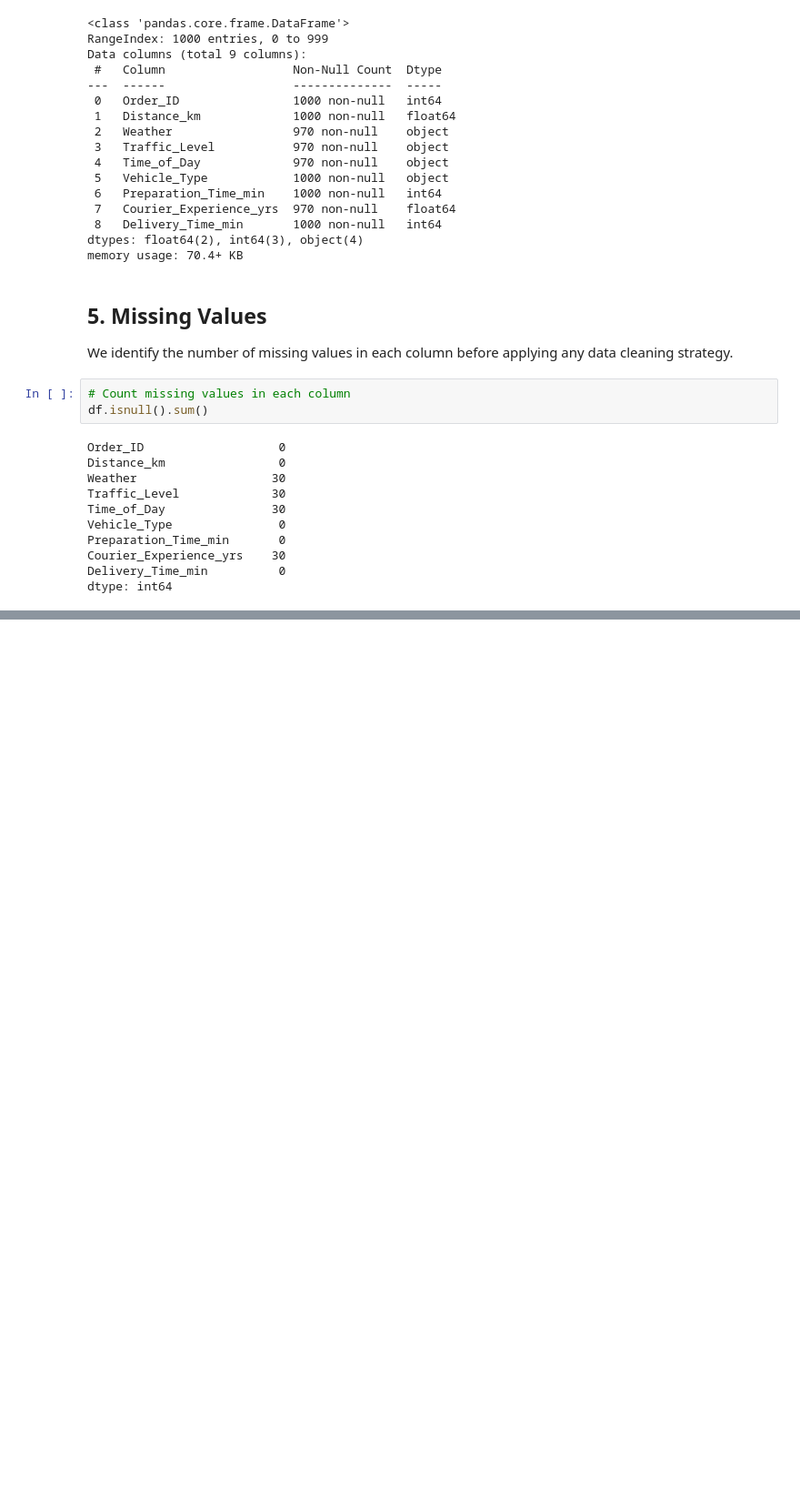
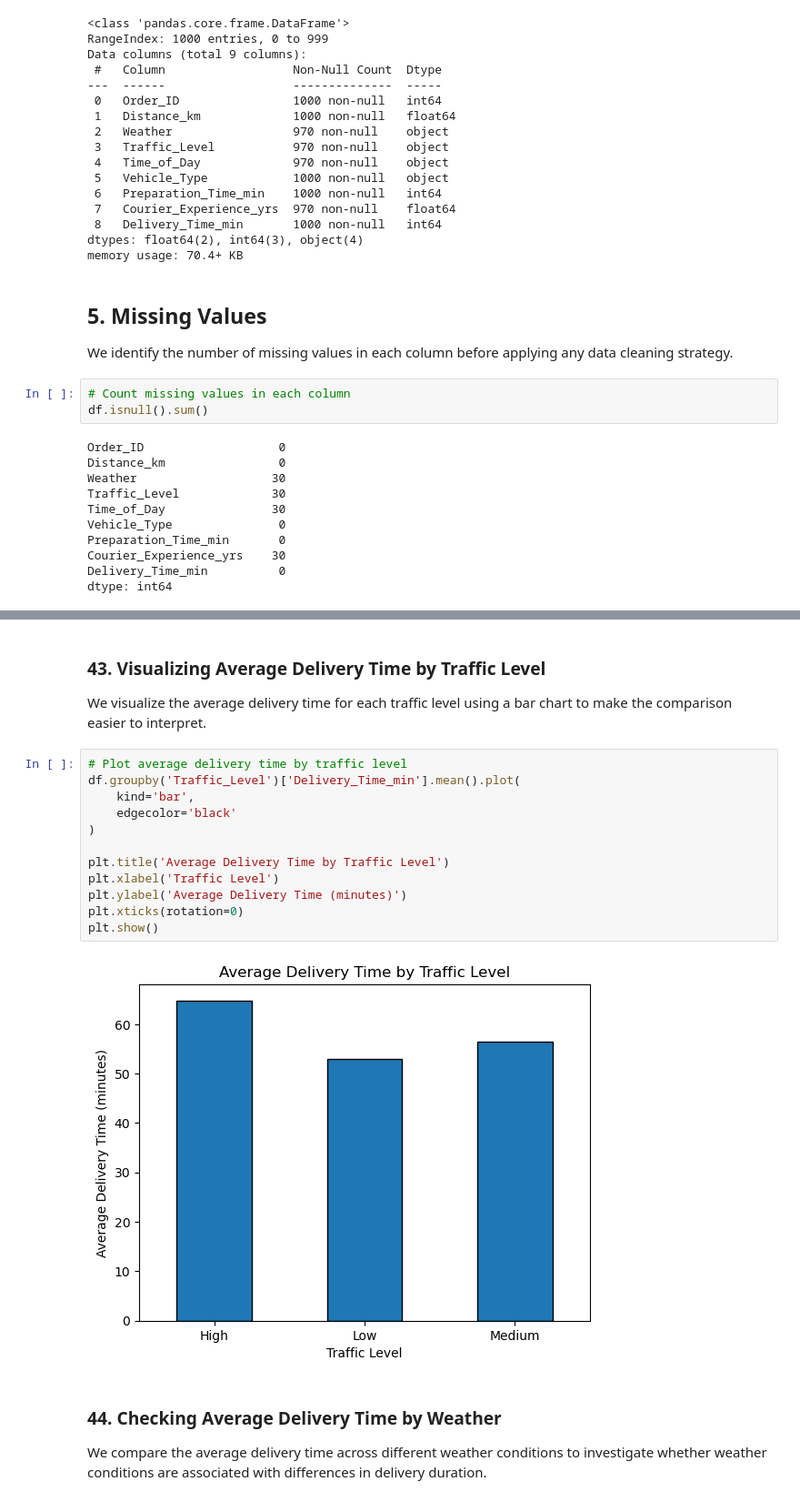
Before and after one commit to Saraseraji/last-mile-delivery-analysis, a Jupyter notebook: delivery_bottleneck_analysis.ipynb, the cells around one changed output, grey strips where cells are left out. Shown at 91% size. Cells and saved outputs as stored; diff of their text form; blank space fills up the shorter version.

```diff
--- a/delivery_bottleneck_analysis.ipynb
+++ b/delivery_bottleneck_analysis.ipynb
@@ -76,0 +701,22 @@ dtype: int64
+# %% [markdown]
+### 43. Visualizing Average Delivery Time by Traffic Level
+
+We visualize the average delivery time for each traffic level using a bar chart to make the comparison easier to interpret.
+# %%
+# Plot average delivery time by traffic level
+df.groupby('Traffic_Level')['Delivery_Time_min'].mean().plot(
+    kind='bar',
+    edgecolor='black'
+)
+
+plt.title('Average Delivery Time by Traffic Level')
+plt.xlabel('Traffic Level')
+plt.ylabel('Average Delivery Time (minutes)')
+plt.xticks(rotation=0)
+plt.show()
+# %% [output]
+[figure, added]
+# %% [markdown]
+### 44. Checking Average Delivery Time by Weather
+
+We compare the average delivery time across different weather conditions to investigate whether weather conditions are associated with differences in delivery duration.
```
Also changed, not shown: parts of 330 cells of this notebook.
